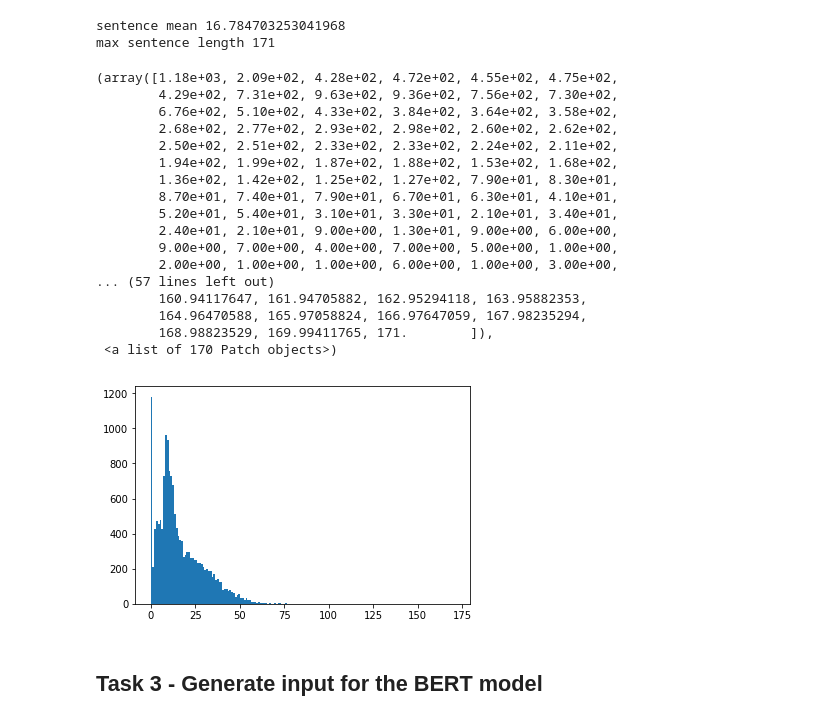
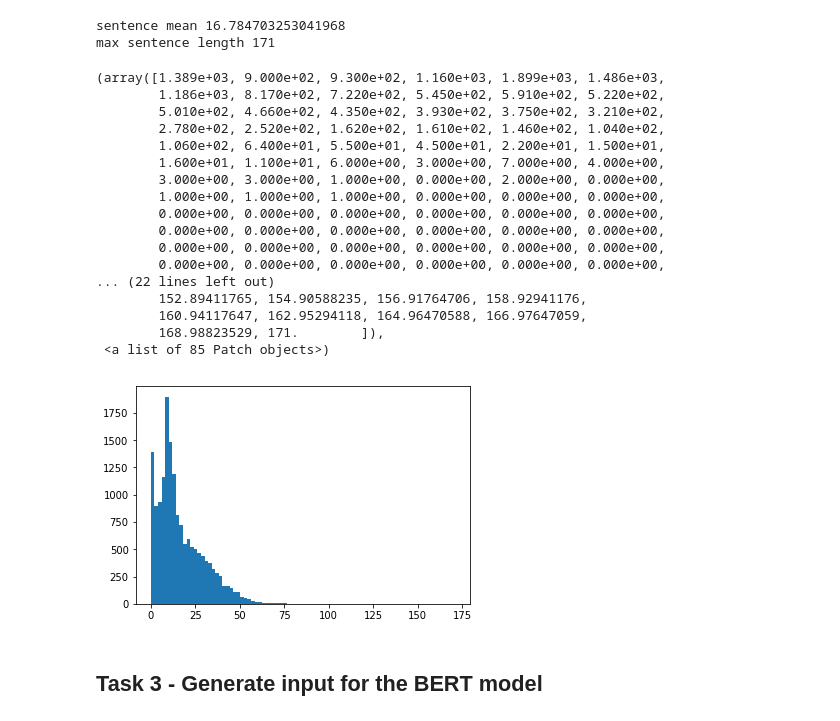
Before and after one commit to webban0014/w266_project, a Jupyter notebook: NamedEntityLinking_withBert.ipynb, the cells around one changed output. Cells and saved outputs as stored; diff of their text form; code cells hidden in the pictures.

```diff
--- a/NamedEntityLinking_withBert.ipynb
+++ b/NamedEntityLinking_withBert.ipynb
@@ -274,26 +278,26 @@ print('max sentence length', max(sentenceLengths))
 sentence mean 16.784703253041968
 max sentence length 171
 # %%
-plt.hist(sentenceLengths, bins=170)
+plt.hist(sentenceLengths, bins=85) #bins=170)
 # %% [output]
-(array([1.18e+03, 2.09e+02, 4.28e+02, 4.72e+02, 4.55e+02, 4.75e+02,
-        4.29e+02, 7.31e+02, 9.63e+02, 9.36e+02, 7.56e+02, 7.30e+02,
-        6.76e+02, 5.10e+02, 4.33e+02, 3.84e+02, 3.64e+02, 3.58e+02,
-        2.68e+02, 2.77e+02, 2.93e+02, 2.98e+02, 2.60e+02, 2.62e+02,
-        2.50e+02, 2.51e+02, 2.33e+02, 2.33e+02, 2.24e+02, 2.11e+02,
-        1.94e+02, 1.99e+02, 1.87e+02, 1.88e+02, 1.53e+02, 1.68e+02,
-        1.36e+02, 1.42e+02, 1.25e+02, 1.27e+02, 7.90e+01, 8.30e+01,
-        8.70e+01, 7.40e+01, 7.90e+01, 6.70e+01, 6.30e+01, 4.10e+01,
-        5.20e+01, 5.40e+01, 3.10e+01, 3.30e+01, 2.10e+01, 3.40e+01,
-        2.40e+01, 2.10e+01, 9.00e+00, 1.30e+01, 9.00e+00, 6.00e+00,
-        9.00e+00, 7.00e+00, 4.00e+00, 7.00e+00, 5.00e+00, 1.00e+00,
-        2.00e+00, 1.00e+00, 1.00e+00, 6.00e+00, 1.00e+00, 3.00e+00,
-... (57 lines left out)
-        160.94117647, 161.94705882, 162.95294118, 163.95882353,
-        164.96470588, 165.97058824, 166.97647059, 167.98235294,
-        168.98823529, 169.99411765, 171.        ]),
- <a list of 170 Patch objects>)
+(array([1.389e+03, 9.000e+02, 9.300e+02, 1.160e+03, 1.899e+03, 1.486e+03,
+        1.186e+03, 8.170e+02, 7.220e+02, 5.450e+02, 5.910e+02, 5.220e+02,
+        5.010e+02, 4.660e+02, 4.350e+02, 3.930e+02, 3.750e+02, 3.210e+02,
+        2.780e+02, 2.520e+02, 1.620e+02, 1.610e+02, 1.460e+02, 1.040e+02,
+        1.060e+02, 6.400e+01, 5.500e+01, 4.500e+01, 2.200e+01, 1.500e+01,
+        1.600e+01, 1.100e+01, 6.000e+00, 3.000e+00, 7.000e+00, 4.000e+00,
+        3.000e+00, 3.000e+00, 1.000e+00, 0.000e+00, 2.000e+00, 0.000e+00,
+        1.000e+00, 1.000e+00, 1.000e+00, 0.000e+00, 0.000e+00, 0.000e+00,
+        0.000e+00, 0.000e+00, 0.000e+00, 0.000e+00, 0.000e+00, 0.000e+00,
+        0.000e+00, 0.000e+00, 0.000e+00, 0.000e+00, 0.000e+00, 0.000e+00,
+        0.000e+00, 0.000e+00, 0.000e+00, 0.000e+00, 0.000e+00, 0.000e+00,
+        0.000e+00, 0.000e+00, 0.000e+00, 0.000e+00, 0.000e+00, 0.000e+00,
+... (22 lines left out)
+        152.89411765, 154.90588235, 156.91764706, 158.92941176,
+        160.94117647, 162.95294118, 164.96470588, 166.97647059,
+        168.98823529, 171.        ]),
+ <a list of 85 Patch objects>)
-[figure, old version]
+[figure, new version]
 # %% [markdown]
 ## Task 3 - Generate input for the BERT model
 # %% [markdown]
```
Also changed, not shown: parts of 118 cells of this notebook.
